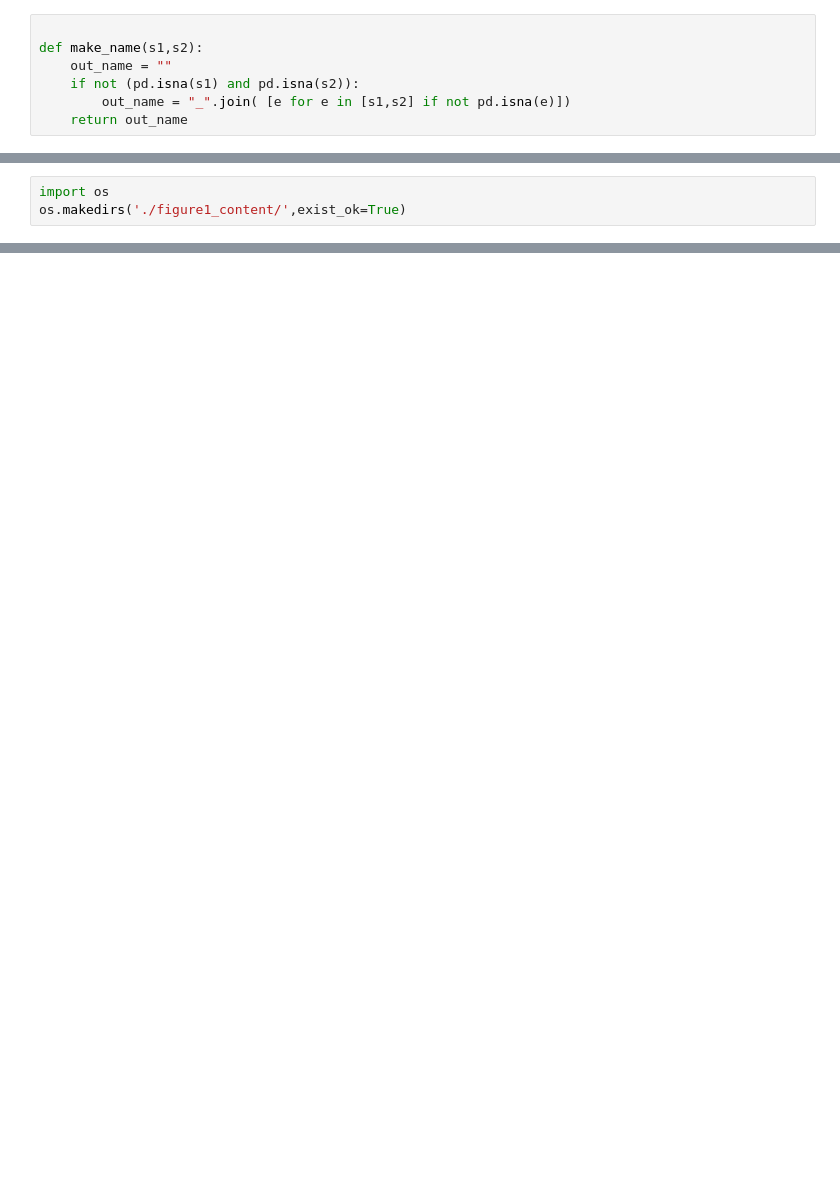
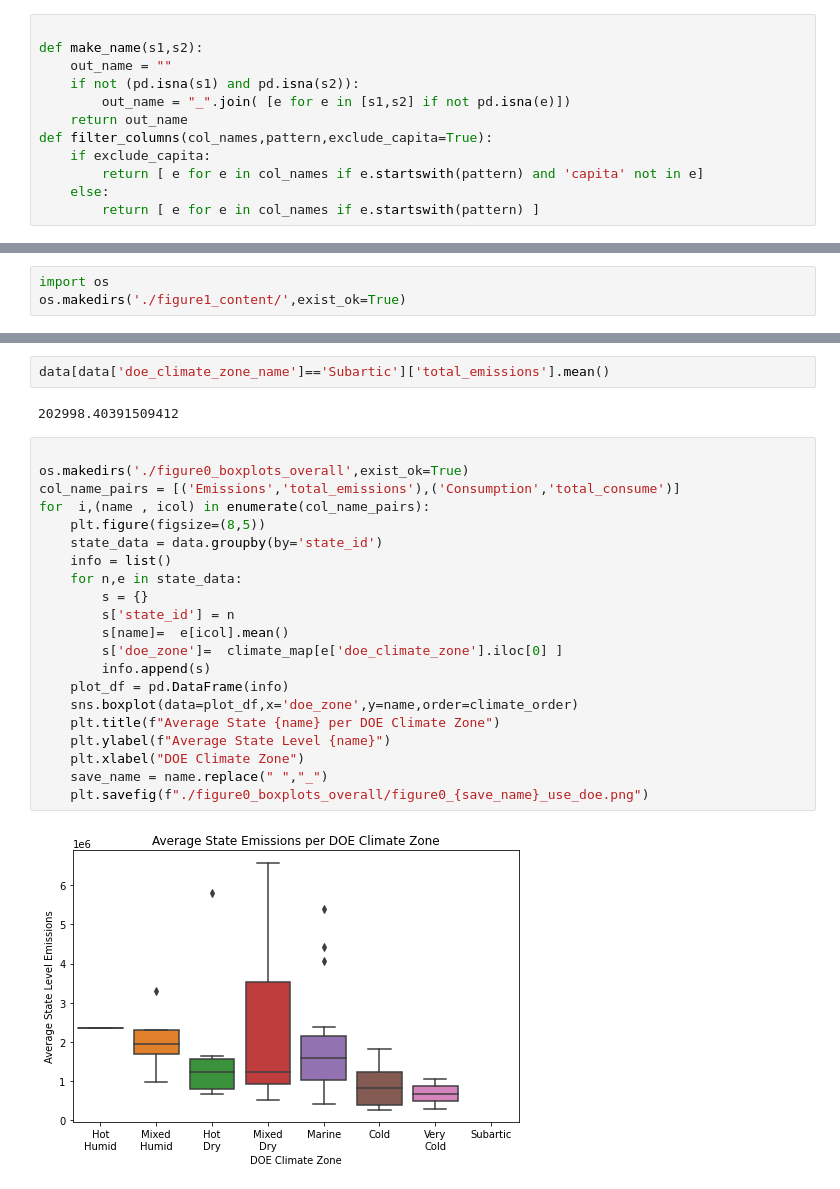
Before and after one commit to ramon349/DSE598_HW, a Jupyter notebook: step3_visualize_consumption_stateleve.ipynb, the cells around one changed output, grey strips where cells are left out. Drawn from its saved outputs; the diff is of its cells as text; blank space fills up the shorter version.

```diff
--- a/step3_visualize_consumption_stateleve.ipynb
+++ b/step3_visualize_consumption_stateleve.ipynb
@@ -9,3 +9,8 @@ def make_name(s1,s2):
     if not (pd.isna(s1) and pd.isna(s2)):
         out_name = "_".join( [e for e in [s1,s2] if not pd.isna(e)])
     return out_name
+def filter_columns(col_names,pattern,exclude_capita=True):
+    if exclude_capita:
+        return [ e for e in col_names if e.startswith(pattern) and 'capita' not in e]
+    else:
+        return [ e for e in col_names if e.startswith(pattern) ]
@@ -81,0 +115,27 @@ for  i,(name , icol) in enumerate(col_name_paris):
+# %%
+data[data['doe_climate_zone_name']=='Subartic']['total_emissions'].mean()
+# %% [output]
+202998.40391509412
+# %%
+
+os.makedirs('./figure0_boxplots_overall',exist_ok=True)
+col_name_pairs = [('Emissions','total_emissions'),('Consumption','total_consume')]
+for  i,(name , icol) in enumerate(col_name_pairs):
+    plt.figure(figsize=(8,5))
+    state_data = data.groupby(by='state_id')
+    info = list()
+    for n,e in state_data:
+        s = {}
+        s['state_id'] = n
+        s[name]=  e[icol].mean()
+        s['doe_zone']=  climate_map[e['doe_climate_zone'].iloc[0] ]
+        info.append(s)
+    plot_df = pd.DataFrame(info)
+    sns.boxplot(data=plot_df,x='doe_zone',y=name,order=climate_order)
+    plt.title(f"Average State {name} per DOE Climate Zone")
+    plt.ylabel(f"Average State Level {name}")
+    plt.xlabel("DOE Climate Zone")
+    save_name = name.replace(" ","_")
+    plt.savefig(f"./figure0_boxplots_overall/figure0_{save_name}_use_doe.png")
+# %% [output]
+[figure, added]
```
Also changed, not shown: parts of 31 cells of this notebook.
